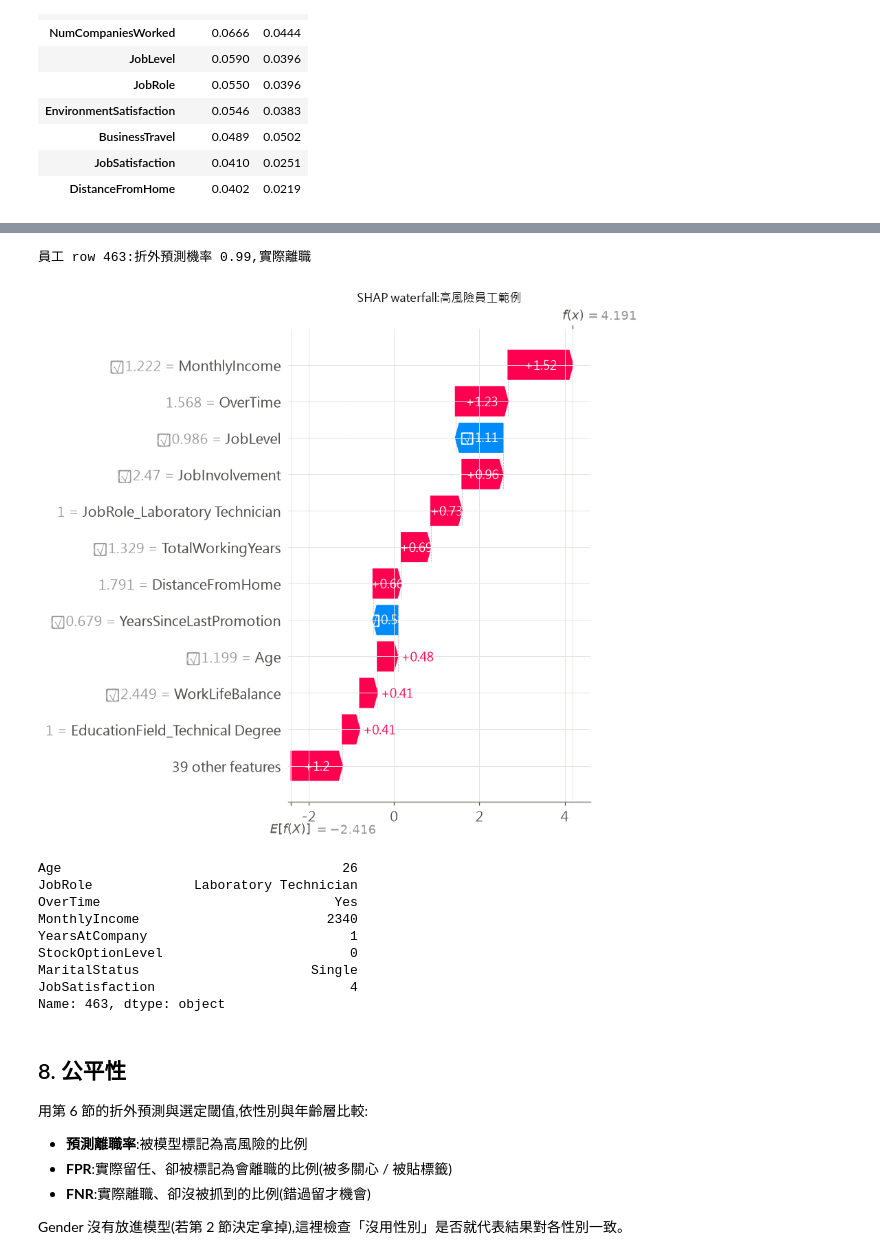
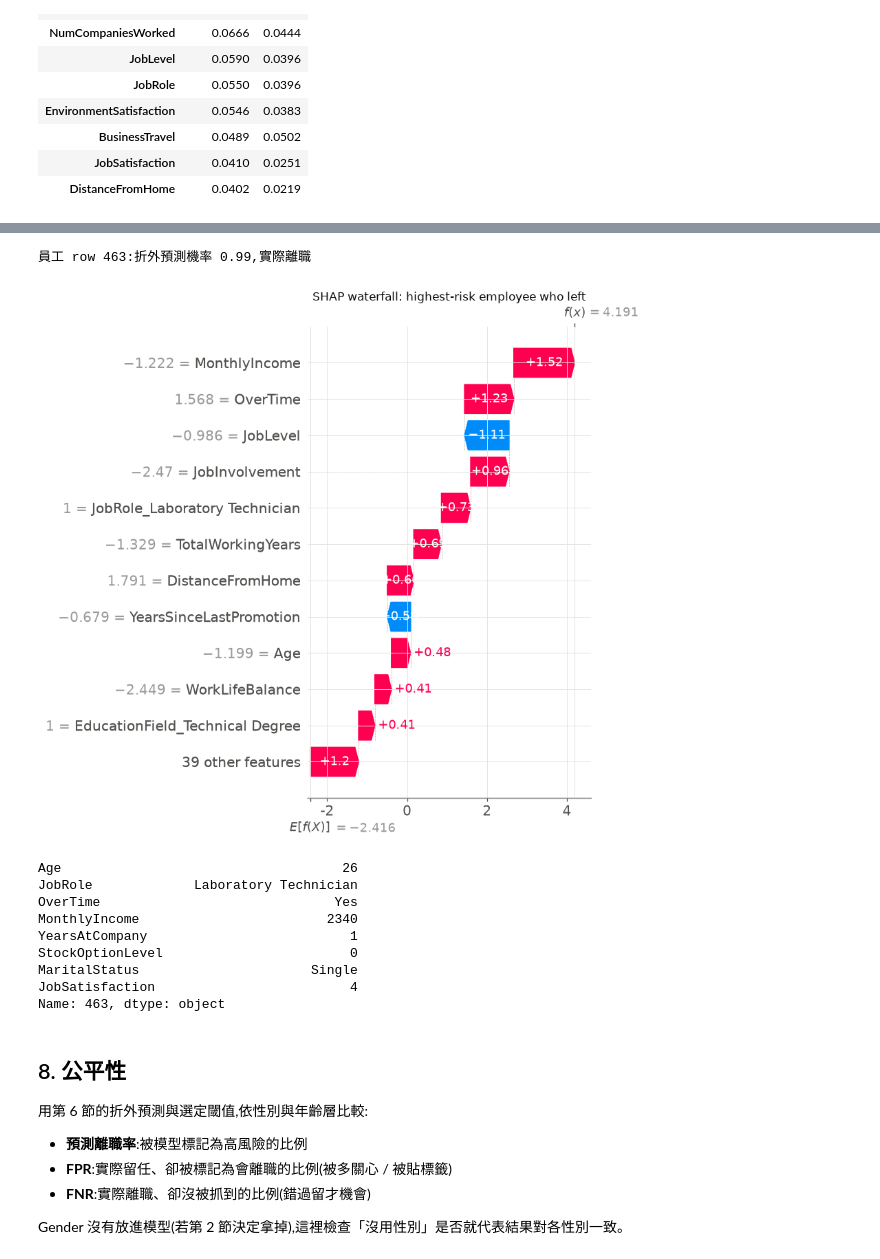
Before and after one commit to 1syuju/data_science_final_project, a Jupyter notebook: src/experiments.ipynb, the cells around one changed output, grey strips where cells are left out. Drawn from its saved outputs; the diff is of its cells as text; code cells hidden in the pictures.

```diff
--- a/src/experiments.ipynb
+++ b/src/experiments.ipynb
@@ -561,17 +561,20 @@ dtype: float64
 # %%
 # 單一員工:訓練集中折外預測離職機率最高、而且真的離職的人
 i = int(np.argmax(np.where(y_train.values == 1, oof, -1)))
 print(f"員工 row {X_train.index[i]}:折外預測機率 {oof[i]:.2f},實際離職")
-plt.figure()
-shap.plots.waterfall(sv[i], max_display=12, show=False)
-plt.title("SHAP waterfall:高風險員工範例", fontsize=11)
-plt.tight_layout(); plt.savefig(FIG / "shap_waterfall.png", bbox_inches="tight")
-plt.show()
+# SHAP 的負號是 U+2212,正黑體沒有這個字,所以這張圖改用 DejaVu Sans、標題用英文
+# 圖中欄位左邊的數字是「標準化後」的值(例如 MonthlyIncome = −1.2 代表比平均低 1.2 個標準差)
+with plt.rc_context({"font.sans-serif": ["DejaVu Sans"]}):
+    plt.figure()
+    shap.plots.waterfall(sv[i], max_display=12, show=False)
+    plt.title("SHAP waterfall: highest-risk employee who left", fontsize=11)
+    plt.tight_layout(); plt.savefig(FIG / "shap_waterfall.png", bbox_inches="tight")
+    plt.show()
 X_train.iloc[i][["Age", "JobRole", "OverTime", "MonthlyIncome", "YearsAtCompany",
                  "StockOptionLevel", "MaritalStatus", "JobSatisfaction"]]
 # %% [output]
 員工 row 463:折外預測機率 0.99,實際離職
-[figure, old version]
+[figure, new version]
 Age                                    26
 JobRole             Laboratory Technician
 OverTime                              Yes
```
Also changed, not shown: parts of 1 cell of this notebook, 3 other files.
